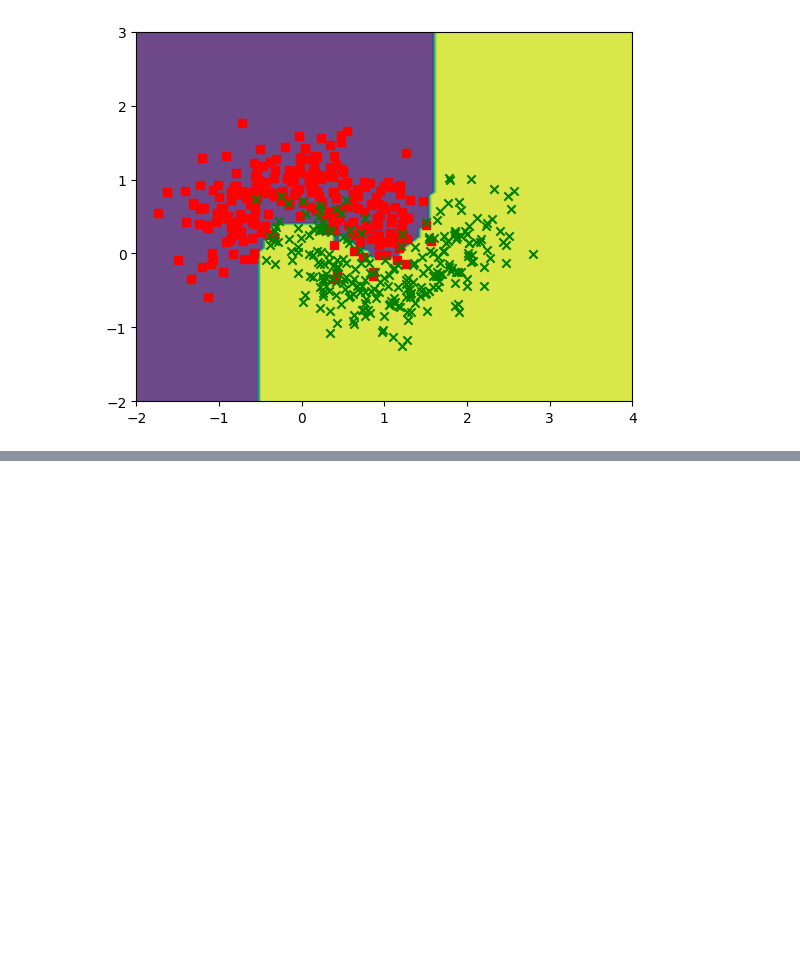
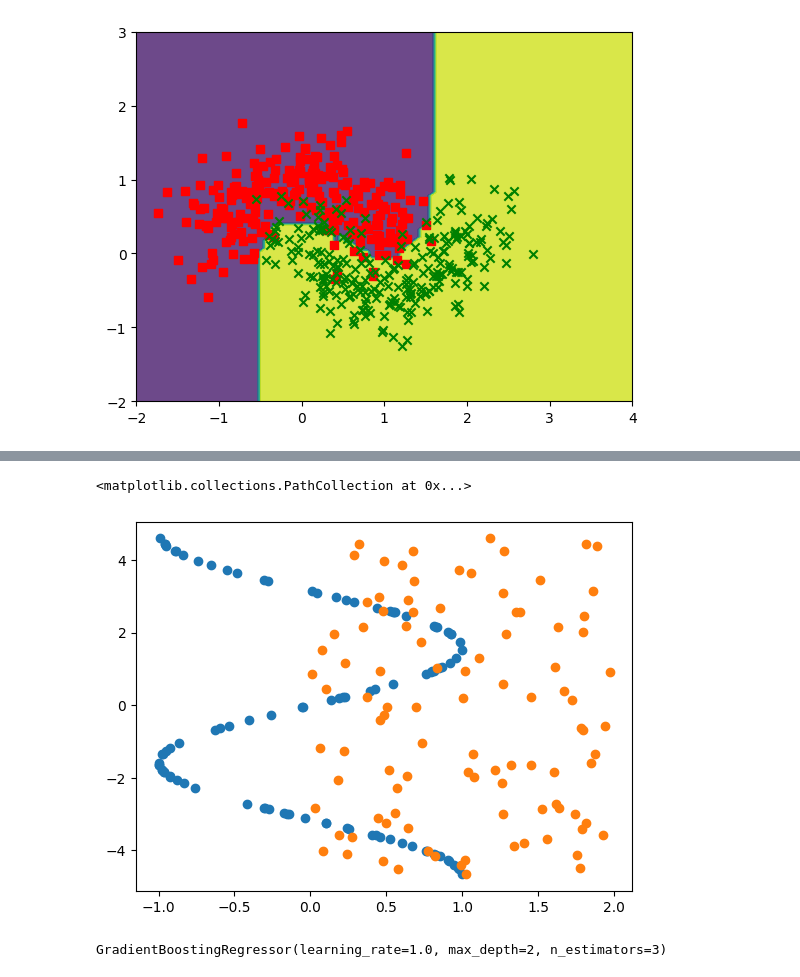
Before and after one commit to zqTheDesigner/reading_hands-on-machine-learning-with-scikit-learn-keras-tensorflow, a Jupyter notebook: CH-7 Ensemble Learning and Random Forests.ipynb, the cells around one changed output, grey strips where cells are left out. Cells and saved outputs as stored; diff of their text form; code cells hidden in the pictures; blank space fills up the shorter version.

```diff
--- a/CH-7 Ensemble Learning and Random Forests.ipynb
+++ b/CH-7 Ensemble Learning and Random Forests.ipynb
@@ -74,0 +105,23 @@ y_pred_rf = rnd_clf.predict(X_test)
+# %%
+from sklearn.datasets import make_s_curve
+
+from sklearn.ensemble import GradientBoostingRegressor
+
+
+
+X,y = make_s_curve(n_samples=100 ,random_state=42)
+# %%
+X = X[:,0:1]
+# %%
+plt.scatter(X[:,0],y)
+plt.scatter(X[:,1],y)
+# %% [output]
+<matplotlib.collections.PathCollection at 0x...>
+[figure, added]
+# %%
+from sklearn.ensemble import GradientBoostingRegressor
+
+gbrt = GradientBoostingRegressor(max_depth=2, n_estimators=3, learning_rate=1.0)
+gbrt.fit(X, y)
+# %% [output]
+GradientBoostingRegressor(learning_rate=1.0, max_depth=2, n_estimators=3)
```
Also changed, not shown: parts of 3 cells of this notebook.
